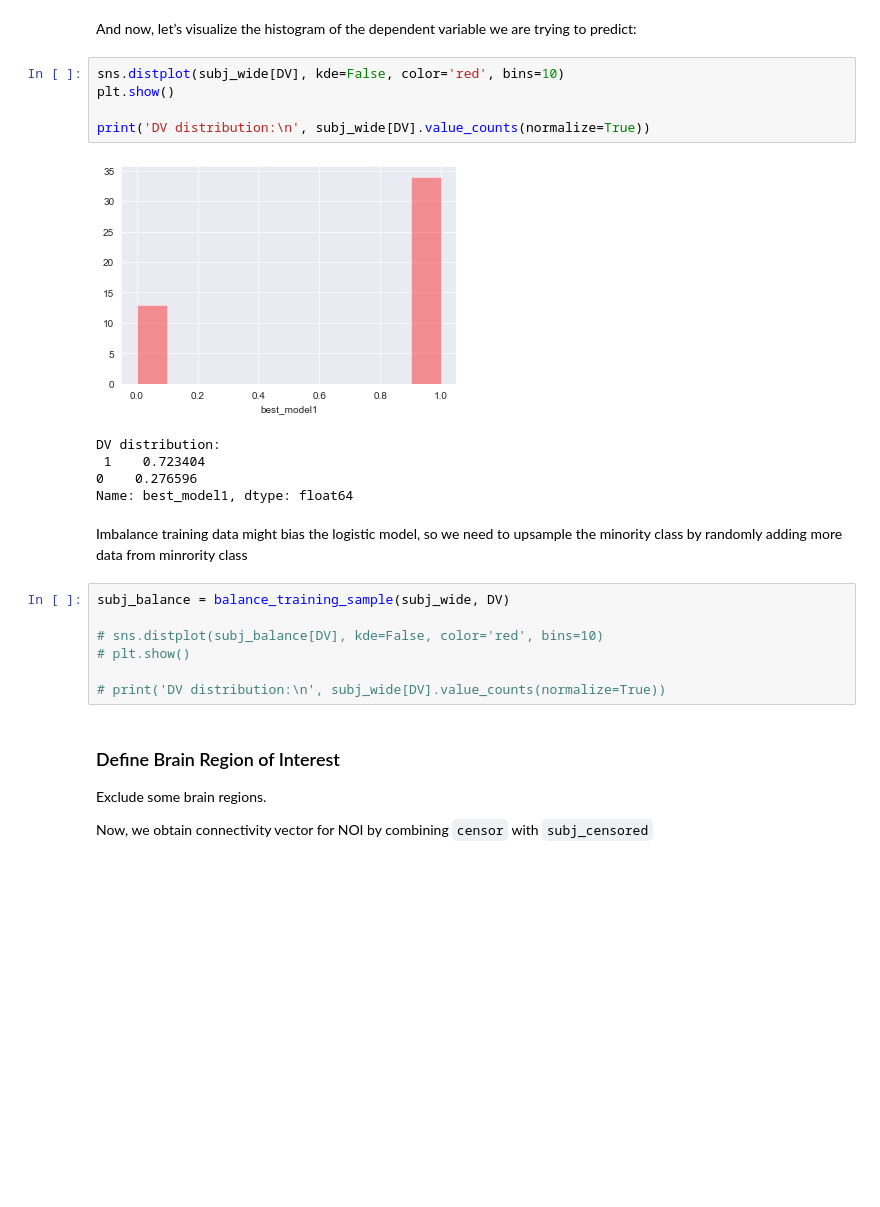
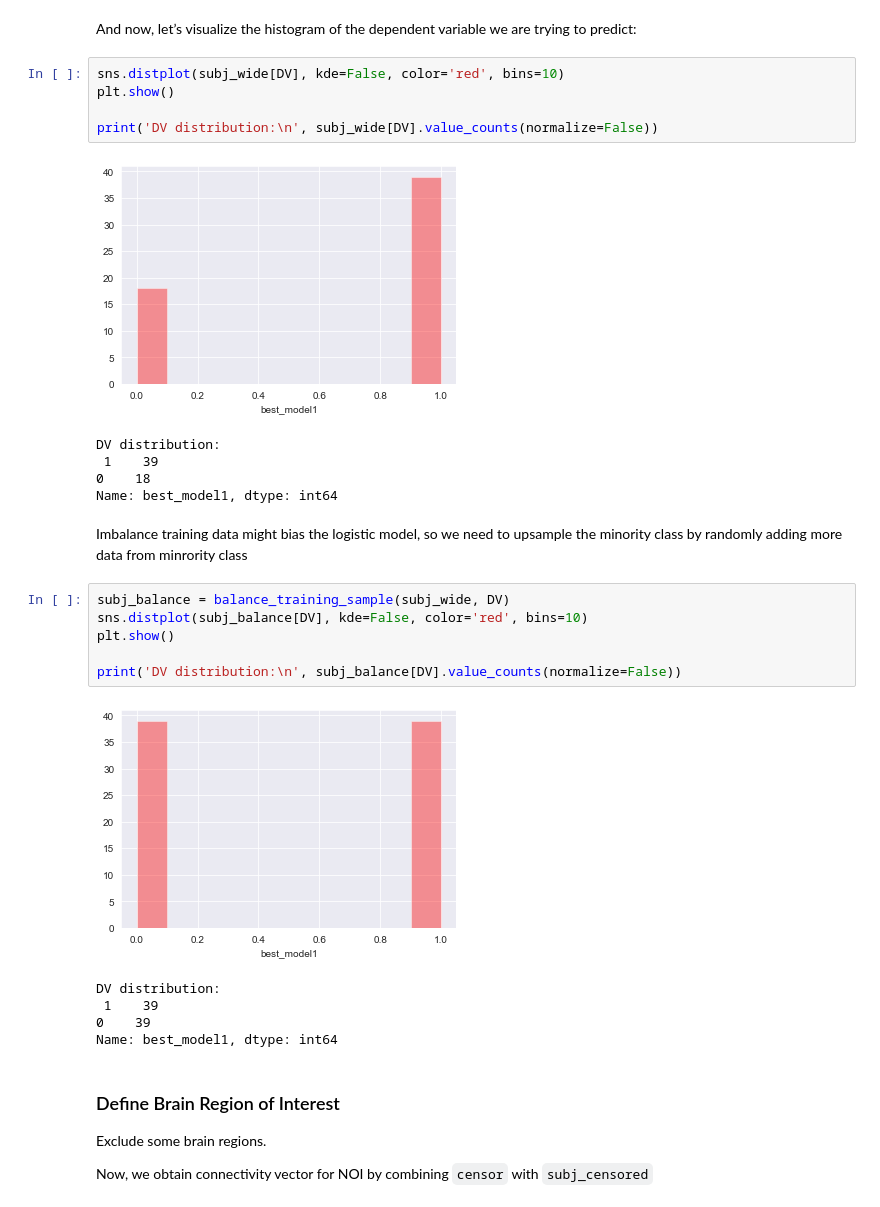
Before and after one commit to UWCCDL/RLvIBL, a Jupyter notebook: rsfMRI/gambling_rfmri.ipynb, the cells around one changed output. Drawn from its saved outputs; the diff is of its cells as text; blank space fills up the shorter version.

```diff
--- a/rsfMRI/gambling_rfmri.ipynb
+++ b/rsfMRI/gambling_rfmri.ipynb
@@ -39,22 +39,27 @@ And now, let’s visualize the histogram of the dependent variable we are trying
 sns.distplot(subj_wide[DV], kde=False, color='red', bins=10)
 plt.show()
 
-print('DV distribution:\n', subj_wide[DV].value_counts(normalize=True))
+print('DV distribution:\n', subj_wide[DV].value_counts(normalize=False))
 # %% [output]
-[figure, old version]
+[figure, new version]
 DV distribution:
- 1    0.723404
-0    0.276596
-Name: best_model1, dtype: float64
+ 1    39
+0    18
+Name: best_model1, dtype: int64
 # %% [markdown]
 Imbalance training data might bias the logistic model, so we need to upsample the minority class by randomly adding more data from minrority class
 # %%
 subj_balance = balance_training_sample(subj_wide, DV)
+sns.distplot(subj_balance[DV], kde=False, color='red', bins=10)
+plt.show()
 
-# sns.distplot(subj_balance[DV], kde=False, color='red', bins=10)
-# plt.show()
-
-# print('DV distribution:\n', subj_wide[DV].value_counts(normalize=True))
+print('DV distribution:\n', subj_balance[DV].value_counts(normalize=False))
+# %% [output]
+[figure, added]
+DV distribution:
+ 1    39
+0    39
+Name: best_model1, dtype: int64
 # %% [markdown]
 ### Define Brain Region of Interest
 
```
Also changed, not shown: parts of 21 cells of this notebook, 2 other files.
